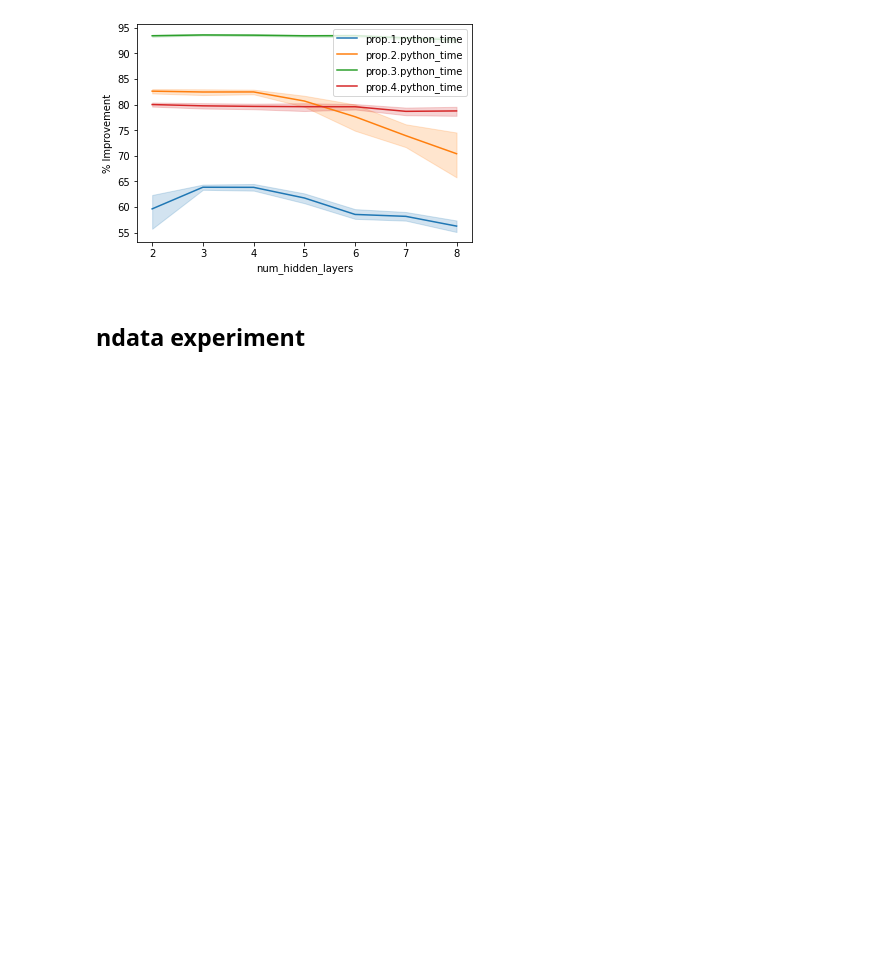
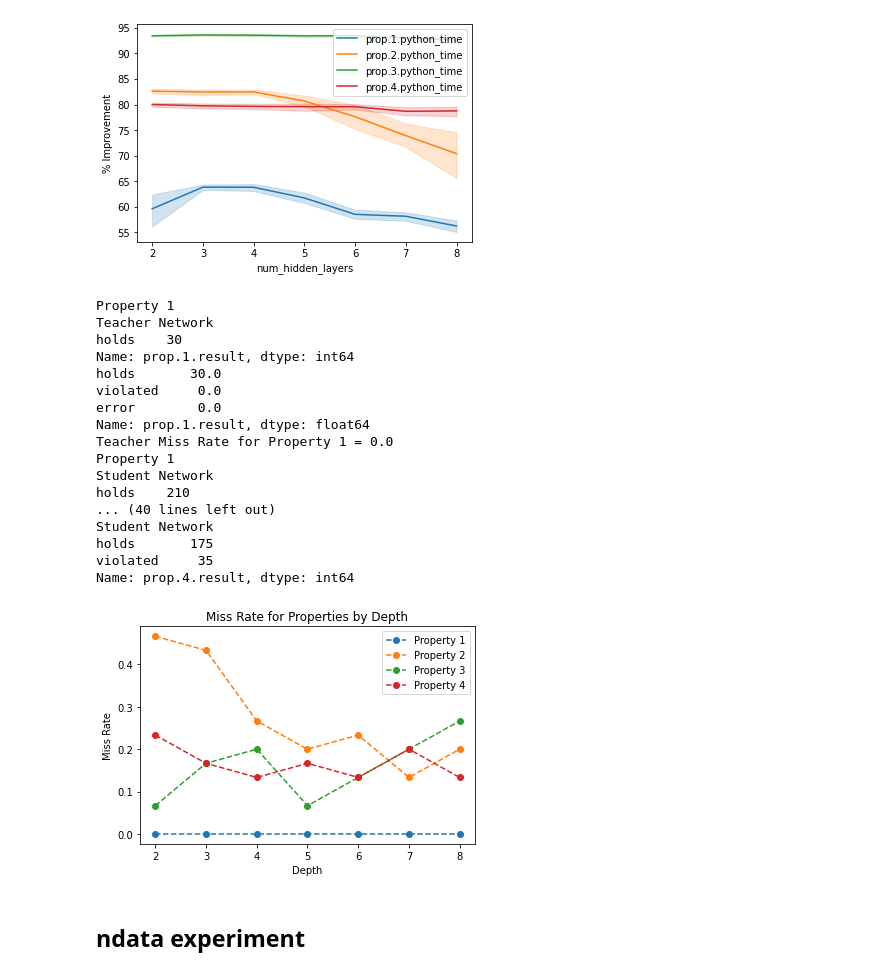
Before and after one commit to jordanperr/masters-thesis, a Jupyter notebook: distill_before_verify_experiment/visualization.ipynb, the cells around one changed output. Saved outputs shown, nothing was run; the diff lists cells and outputs as text; code cells hidden in the pictures; blank space fills up the shorter version.

Commit message:
started playing with validation loss in experiment. Added visuals for miss rates

```diff
--- a/distill_before_verify_experiment/visualization.ipynb
+++ b/distill_before_verify_experiment/visualization.ipynb
@@ -70,6 +70,56 @@ plt.ylabel("% Improvement")
 # %% [output]
 Text(0, 0.5, '% Improvement')
 [figure]
+# %%
+# results, results_teacher
+# all properties should be satisfied
+# Miss rate:
+
+for property in [1,2,3,4]:
+    print(f"Property {property}")
+    print("Teacher Network")
+    print(results_teacher[f'prop.{property}.result'].value_counts())
+
+    count_results = results_teacher[f'prop.{property}.result'].value_counts()
+    count_results = count_results.reindex(["holds", "violated", "error"]).fillna(0)
+    print(count_results)
+    teacher_miss_rate = count_results["violated"] / (count_results["violated"] + count_results["holds"])
+    print(f"Teacher Miss Rate for Property {property} = {teacher_miss_rate}")
+
+    print(f"Property {property}")
+    print("Student Network")
+    print(results[f'prop.{property}.result'].value_counts())
+
+    count_results = results.groupby("num_hidden_layers")[f'prop.{property}.result'].value_counts()
+    count_results = count_results.unstack().reindex(["holds", "violated", "error"], axis=1).fillna(0)
+    student_miss_rate = count_results["violated"]/(count_results["violated"]+count_results["holds"])
+
+    plt.plot(student_miss_rate, label=f"Property {property}", marker="o", linestyle="--")
+
+plt.legend()
+plt.ylabel("Miss Rate")
+plt.xlabel("Depth")
+plt.title("Miss Rate for Properties by Depth")
+plt.show()
+# %% [output]
+Property 1
+Teacher Network
+holds    30
+Name: prop.1.result, dtype: int64
+holds       30.0
+violated     0.0
+error        0.0
+Name: prop.1.result, dtype: float64
+Teacher Miss Rate for Property 1 = 0.0
+Property 1
+Student Network
+holds    210
+... (40 lines left out)
+Student Network
+holds       175
+violated     35
+Name: prop.4.result, dtype: int64
+[figure, added]
 # %% [markdown]
 ## ndata experiment
 # %%
```
Also changed, not shown: parts of 5 cells of this notebook, 2 other files.
